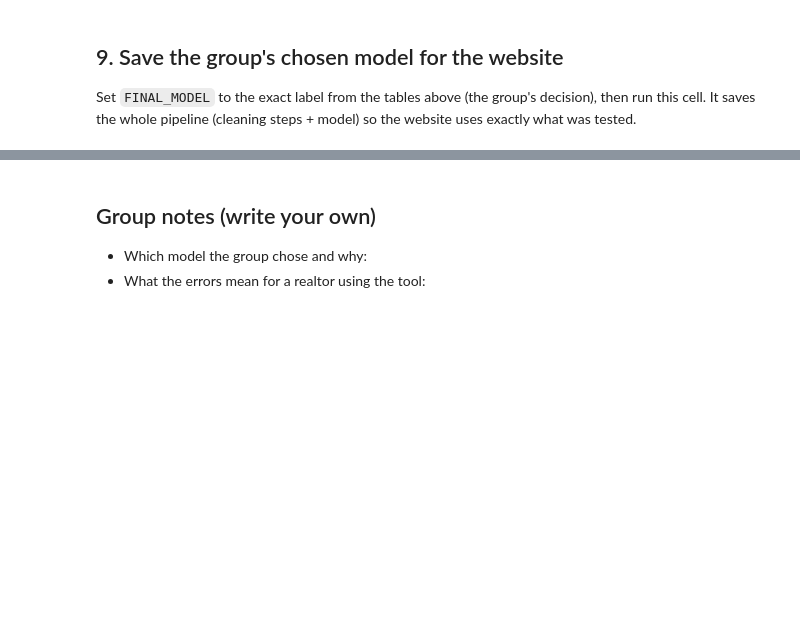
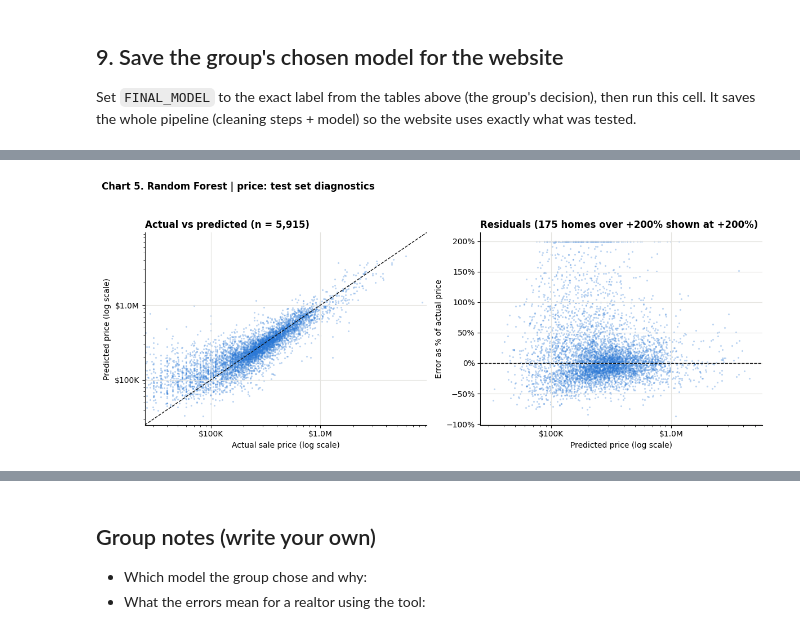
Before and after one commit to HyeseongO/philly-home-price-predictor, a Jupyter notebook: notebook/Group_Project_Modeling.ipynb, the cells around one changed output, grey strips where cells are left out. Cells and saved outputs as stored; diff of their text form; code cells hidden in the pictures; blank space fills up the shorter version.

Commit message:
docs: update modeling notebook and add test performance to README

```diff
--- a/notebook/Group_Project_Modeling.ipynb
+++ b/notebook/Group_Project_Modeling.ipynb
@@ -280,0 +284,19 @@ Gradient Boosting | log(price)
+# %%
+final = CANDIDATES[FINAL_MODEL]
+pred = final.predict(X_test)
+res = pd.DataFrame({"actual": y_test.values, "predicted": pred}, index=X_test.index)
+res["error"] = res["predicted"] - res["actual"]          # positive = predicted too high
+res["abs_error"] = res["error"].abs()
+res["abs_pct_error"] = res["abs_error"] / res["actual"]
+s = scores(y_test, pred)
+summary = pd.Series({
+    "Test homes": len(res),
+    "MAE": f"${s['MAE']:,.0f}", "RMSE": f"${s['RMSE']:,.0f}", "R2": f"{s['R2']:.3f}",
+    "Median absolute error": f"${res['abs_error'].median():,.0f}",
+    "Median absolute % error": f"{res['abs_pct_error'].median():.1%}",
+    "Share within 10% of actual": f"{(res['abs_pct_error'] <= 0.10).mean():.1%}",
+    "Share within 20% of actual": f"{(res['abs_pct_error'] <= 0.20).mean():.1%}",
+    "Mean signed error (bias)": f"${res['error'].mean():,.0f}",
+    "MAE improvement vs baseline": f"{1 - s['MAE'] / base_scores['MAE']:.1%}",
+})
+summary
@@ -280,0 +320,26 @@ Gradient Boosting | log(price)
+# %%
+BLUE, INK, INK2 = "#2a78d6", "#0b0b0b", "#52514e"
+fig, (a, b) = plt.subplots(1, 2, figsize=(12, 5))
+a.scatter(res["actual"], res["predicted"], s=5, alpha=0.3, color=BLUE, linewidths=0)
+lims = [25_000, res[["actual", "predicted"]].max().max() * 1.1]
+a.plot(lims, lims, "--", color=INK, linewidth=1)
+a.set_xscale("log"); a.set_yscale("log"); a.set_xlim(lims); a.set_ylim(lims)
+a.set_xlabel("Actual sale price (log scale)"); a.set_ylabel("Predicted price (log scale)")
+a.set_title(f"Actual vs predicted (n = {len(res):,})", loc="left", fontweight="bold")
+pct = (res["error"] / res["actual"]).clip(-1, 2)
+b.scatter(res["predicted"], pct, s=5, alpha=0.3, color=BLUE, linewidths=0)
+b.axhline(0, color=INK, linewidth=1, linestyle="--")
+b.set_xscale("log")
+b.yaxis.set_major_formatter(mtick.PercentFormatter(1.0))
+b.set_xlabel("Predicted price (log scale)"); b.set_ylabel("Error as % of actual price")
+b.set_title(f"Residuals ({int((pct >= 2).sum())} homes over +200% shown at +200%)", loc="left", fontweight="bold")
+dollars = mtick.FuncFormatter(lambda x, _: f"${x/1e6:.1f}M" if x >= 1e6 else f"${x/1e3:.0f}K")
+a.xaxis.set_major_formatter(dollars); a.yaxis.set_major_formatter(dollars); b.xaxis.set_major_formatter(dollars)
+for ax in (a, b):
+    ax.grid(color="#e4e3df", linewidth=0.8); ax.spines[["top", "right"]].set_visible(False)
+fig.suptitle(f"Chart 5. {FINAL_MODEL}: test set diagnostics", x=0.01, ha="left", fontweight="bold")
+fig.tight_layout(rect=(0, 0, 1, 0.94))
+fig.savefig("figures/chart5_final_model_diagnostics.png", dpi=150, bbox_inches="tight")
+plt.show()
+# %% [output]
+[figure, added]
```
Also changed, not shown: parts of 18 cells of this notebook, 1 other file.
